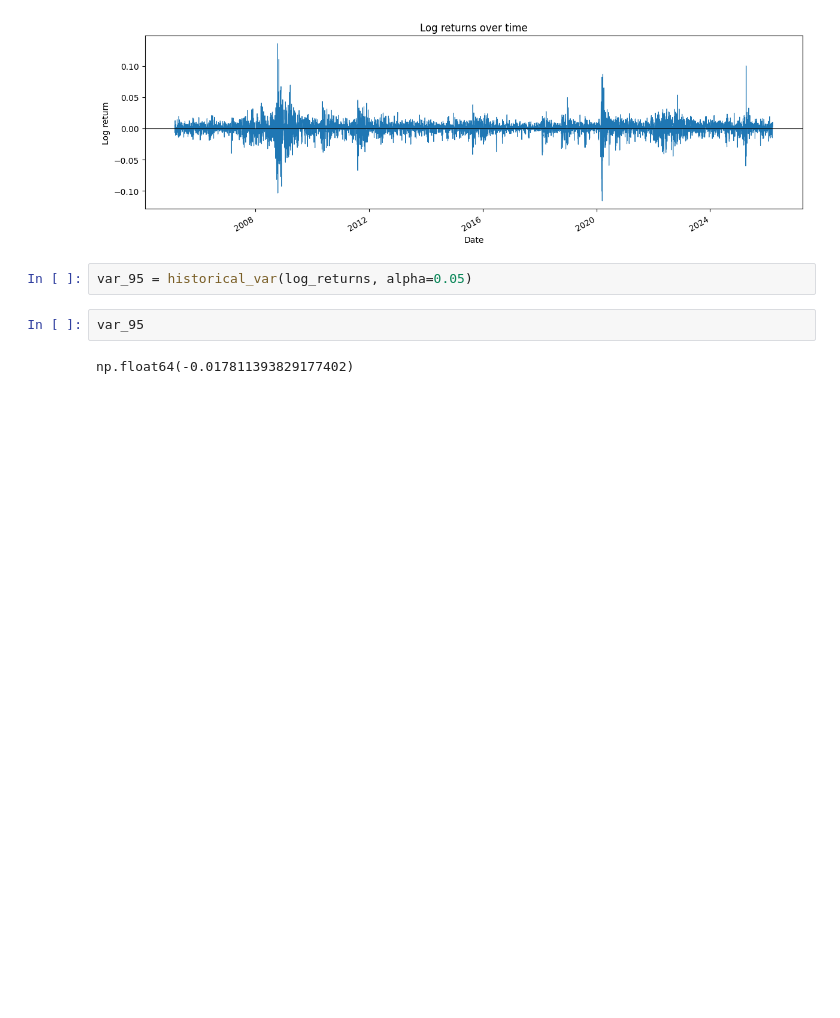
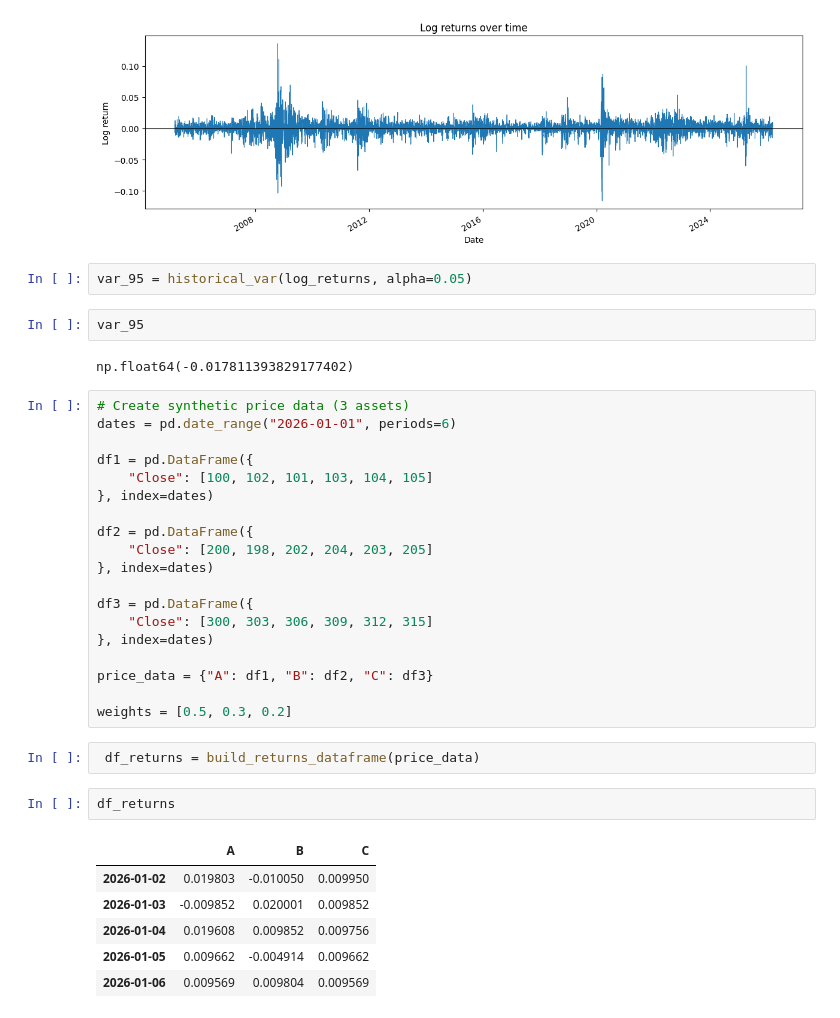
Before and after one commit to sushmita212/Portfolio_Risk_Monitor, a Jupyter notebook: src/risk/Notebooks/exploration.ipynb, the cells around one changed output. Saved outputs shown, nothing was run; the diff lists cells and outputs as text; blank space fills up the shorter version.

```diff
--- a/src/risk/Notebooks/exploration.ipynb
+++ b/src/risk/Notebooks/exploration.ipynb
@@ -51,3 +55,33 @@ var_95 = historical_var(log_returns, alpha=0.05)
 var_95
 # %% [output]
 np.float64(-0.017811393829177402)
+# %%
+# Create synthetic price data (3 assets)
+dates = pd.date_range("2026-01-01", periods=6)
+
+df1 = pd.DataFrame({
+    "Close": [100, 102, 101, 103, 104, 105]
+}, index=dates)
+
+df2 = pd.DataFrame({
+    "Close": [200, 198, 202, 204, 203, 205]
+}, index=dates)
+
+df3 = pd.DataFrame({
+    "Close": [300, 303, 306, 309, 312, 315]
+}, index=dates)
+
+price_data = {"A": df1, "B": df2, "C": df3}
+
+weights = [0.5, 0.3, 0.2]
+# %%
+ df_returns = build_returns_dataframe(price_data)
+# %%
+df_returns
+# %% [output]
+|  | A | B | C |
+| 2026-01-02 | 0.019803 | -0.010050 | 0.009950 |
+| 2026-01-03 | -0.009852 | 0.020001 | 0.009852 |
+| 2026-01-04 | 0.019608 | 0.009852 | 0.009756 |
+| 2026-01-05 | 0.009662 | -0.004914 | 0.009662 |
+| 2026-01-06 | 0.009569 | 0.009804 | 0.009569 |
```
Also changed, not shown: parts of 15 cells of this notebook, 3 other files.
